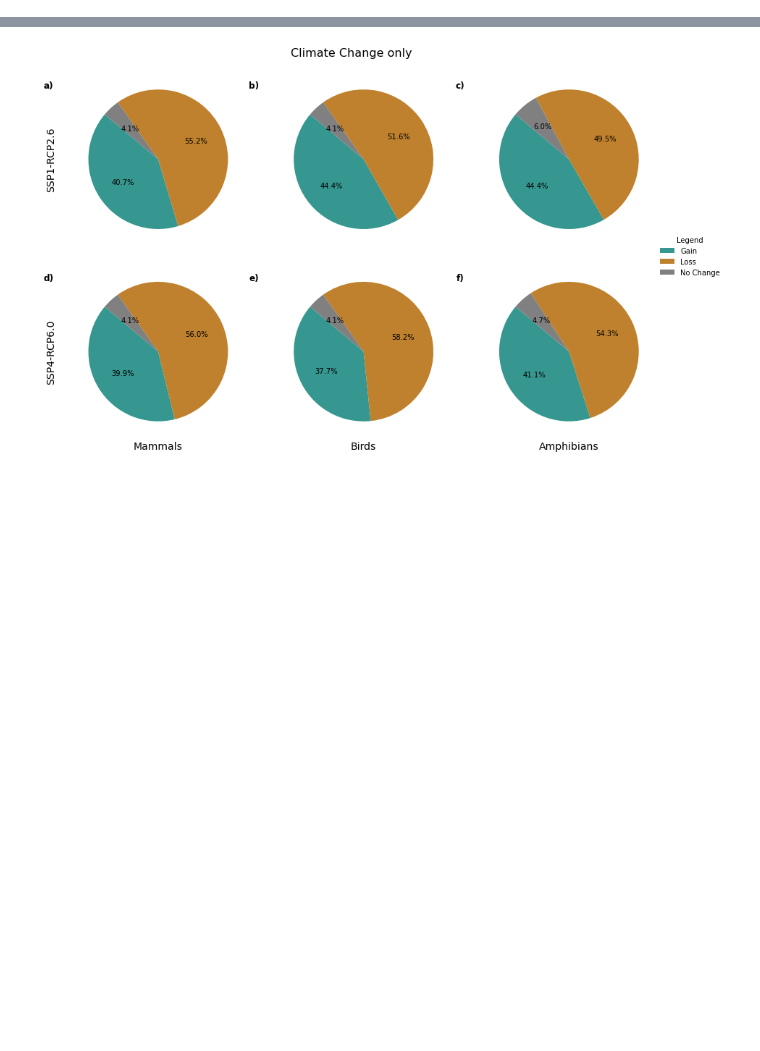
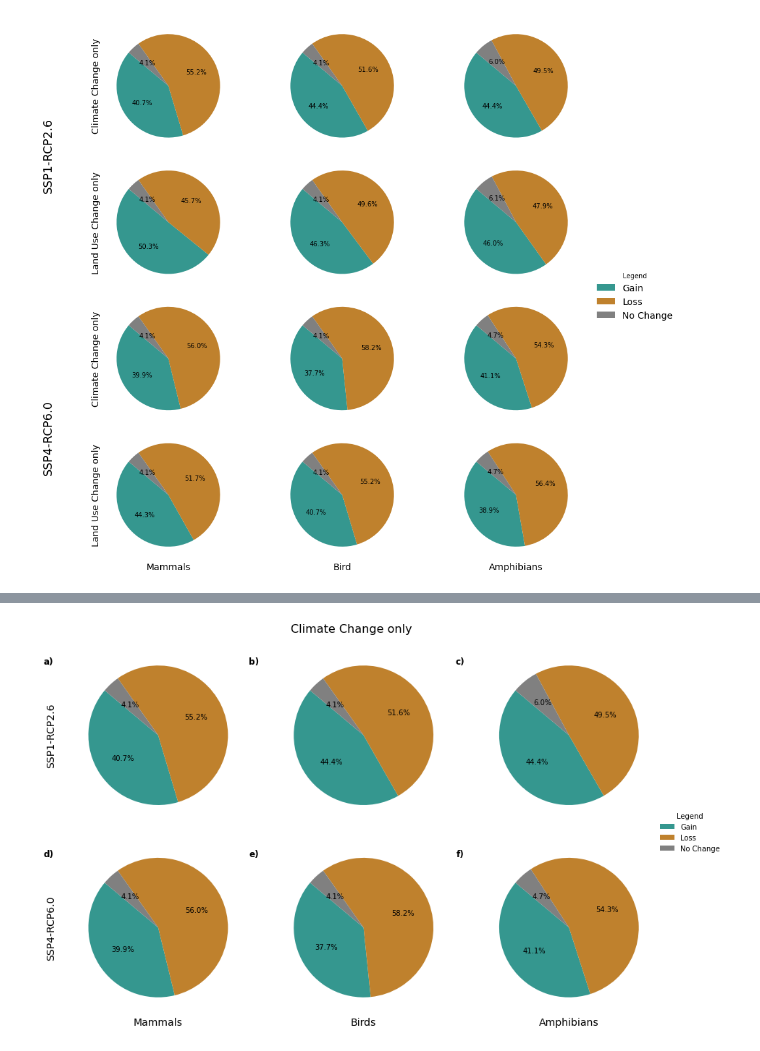
Before and after one commit to wyssacademy-unibe-ch/climate_Hari_etal_BioscenComb, a Jupyter notebook: functions/figures/code/key_fig_4.ipynb, the cells around one changed output, grey strips where cells are left out. Drawn from its saved outputs; the diff is of its cells as text; code cells hidden in the pictures; blank space fills up the shorter version.

```diff
--- a/functions/figures/code/key_fig_4.ipynb
+++ b/functions/figures/code/key_fig_4.ipynb
@@ -171,3 +171,86 @@ ncfname_ssp126 = "/storage/workspaces/wa_climate/climate_trt/chari/LUH2/remapped
 
 da_landuse_ssp126 = xr.open_dataset(ncfname_ssp126, decode_times=False)
 land_mask=da_landuse_ssp126["primf"].isel(time=0)
+# %%
+import matplotlib.pyplot as plt
+import numpy as np
+import xarray as xr  # Assuming xarray is being used for data manipulation
+set_plot_param()
+# Example colors for the pie chart segments
+  # Climate Change: Gain, Loss, No Change
+colors =[ '#35978f', '#bf812d', 'grey']  # Land Use Change: Gain, Loss, No Change
+labels = ['Gain', 'Loss', 'No Change']
+taxas = ["Mammals", "Bird", "Amphibians"]
+scenarios = ["rcp26", "rcp60"]  # Updated scenario names for clarity
+num_scenarios = len(scenarios)
+num_taxas = len(taxas)
+num_rows = num_scenarios * 2  # Two rows per scenario: one for CC and one for LUC
+num_cols = num_taxas  # One column per taxa
+
+fig, axes = plt.subplots(num_rows, num_cols, figsize=(12, 12))  # Adjust figsize as needed
+
+
+
+for j, scenario in enumerate(scenarios):
+    for i, taxa in enumerate(taxas):
+        # Example data manipulation and calculations for portions
+        newvalue_future = mean_over_all_sdms_gcms_fut[scenario][taxa].where(land_mask>=0)
+        newvalue_hist = mean_over_all_sdms_gcms_hist[scenario][taxa].where(land_mask>=0)
+        sumbin_future = mean_over_all_sdms_gcms_sumbin_fut[scenario][taxa].where(land_mask>=0)
+        sumbin_hist = mean_over_all_sdms_gcms_sumbin_hist[scenario][taxa].where(land_mask>=0)
+
+
+        EARTH_RADIUS = 6371000  # Earth's radius in meters
+        # Assuming 'newvalue_future' and others are xarray DataArrays with 'lat' and 'lon' dimensions
+        LAT_DIFF = np.radians(np.abs(newvalue_future.lat[1] - newvalue_future.lat[0]))
+        LON_DIFF = np.radians(np.abs(newvalue_future.lon[1] - newvalue_future.lon[0]))
+        cell_area = (EARTH_RADIUS**2) * LAT_DIFF * LON_DIFF * np.cos(np.radians(newvalue_future.lat))/ 1e12
+
+
+        gain_area_cc = xr.where(newvalue_future > newvalue_hist, cell_area, 0).sum().item()  # Convert to km²
+
+
+        luc_fut = sumbin_future - newvalue_future
+        luc_hist = sumbin_hist- newvalue_hist
+
+        gain_area_luc = xr.where(luc_fut > luc_hist, cell_area,0).sum().item()
+        no_change_area = xr.where((sumbin_future-newvalue_future) == (sumbin_hist-newvalue_hist), cell_area, 0).sum().item()
+
+        luc_fut = sumbin_future - newvalue_future
+        luc_hist = sumbin_hist- newvalue_hist
+        loss_area_cc = xr.where(newvalue_future < newvalue_hist, cell_area, 0).sum().item() # Convert to km²
+        loss_area_luc = xr.where(luc_fut < luc_hist, cell_area,0).sum().item()
+
+
+        portions = [gain_area_luc,
+                    loss_area_luc ,
+                    no_change_area  ]
+        # Climate Change (CC) pie chart for scenario
+        ax_cc = axes[j*2, i]  # Even row indices for Climate Change
+        ax_cc.pie([gain_area_cc, loss_area_cc, no_change_area], colors=colors, autopct='%1.1f%%', startangle=140)
+        if i == 0:  # Only set the label for the first column
+            ax_cc.set_ylabel('Climate Change only',fontsize=14)
+
+
+        # Land Use Change (LUC) pie chart for scenario
+        ax_luc = axes[j*2 + 1, i]  # Odd row indices for Land Use Change
+        ax_luc.pie([gain_area_luc, loss_area_luc, no_change_area], colors=colors, autopct='%1.1f%%', startangle=140)
+
+
+        if i == 0:  # Only set the label for the first column
+            ax_luc.set_ylabel('Land Use Change only',fontsize=14)
+        if j == 1:
+            ax_luc.set_xlabel(f'{taxa}',fontsize=14)
+
+
+
+fig.text(-0.02, 0.75, 'SSP1-RCP2.6', ha='center', va='center', fontsize=18, rotation='vertical')
+fig.text(-0.02, 0.25, 'SSP4-RCP6.0', ha='center', va='center', fontsize=18, rotation='vertical')
+
+# Legend for the whole figure
+fig.legend(colors , labels=labels , loc='center right',  bbox_to_anchor=(1.1, 0.5),title='Legend', frameon=False,fontsize=14)
+plt.tight_layout()
+plt.show()
+plt.savefig("/storage/homefs/ch21o450/scripts/climate_Hari_etal_inprep/functions/figures/main_figures/Figure_4.png")
+# %% [output]
+[figure, new version]
```
Also changed, not shown: parts of 2 cells of this notebook, 15 other files.
